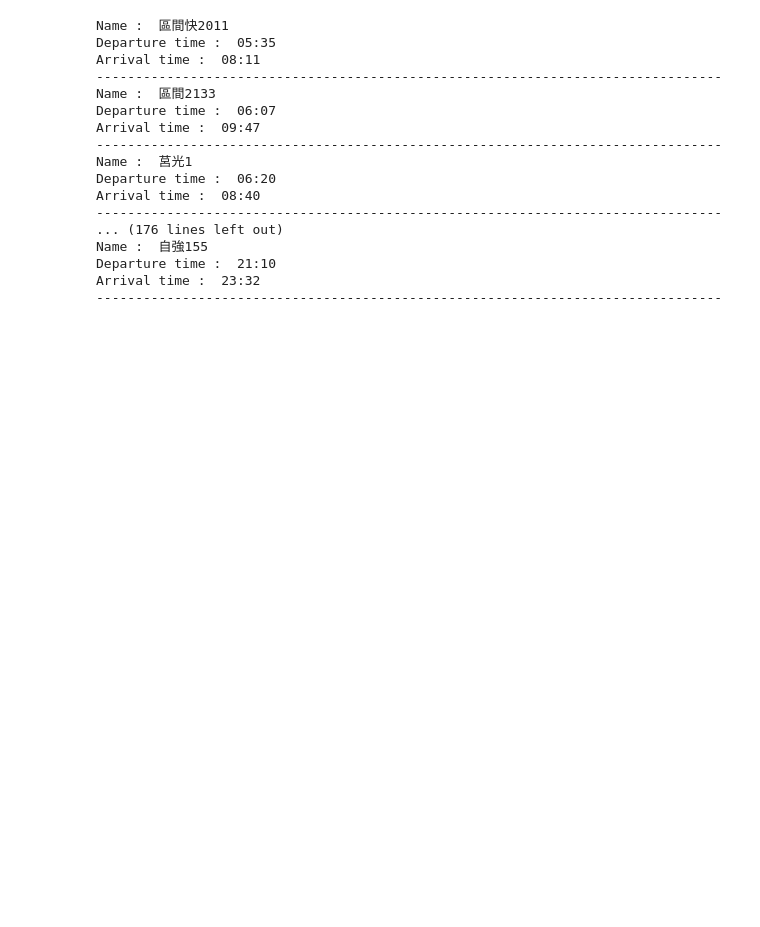
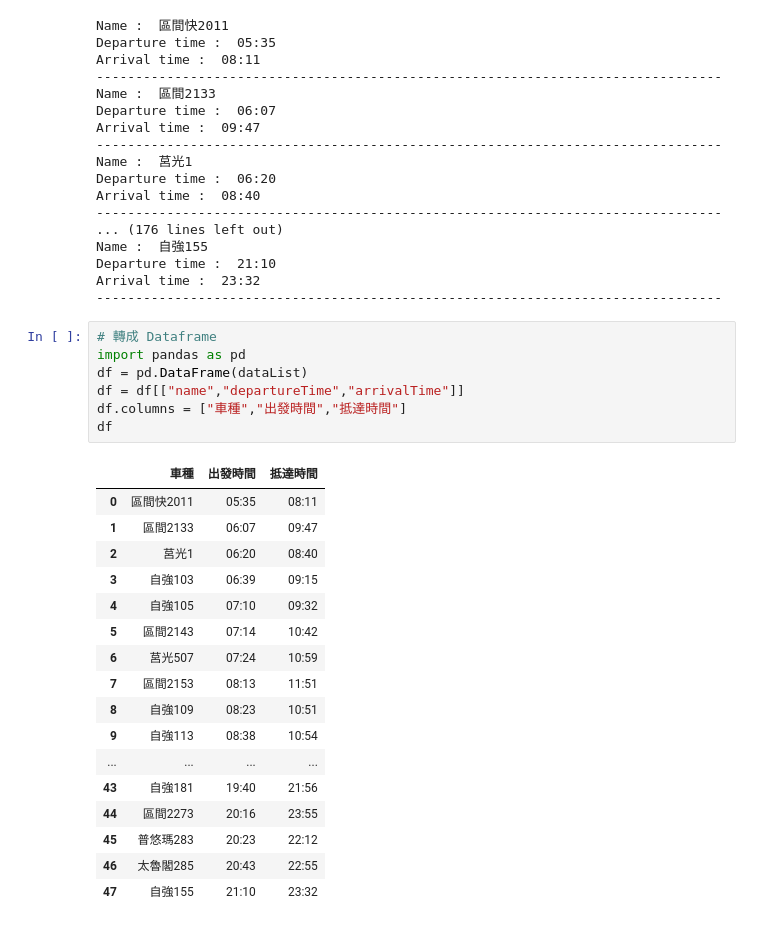
Before and after one commit to Junkier/python-ntust-201905, a Jupyter notebook: ntust-20190530.ipynb, the cells around one changed output. Saved outputs shown, nothing was run; the diff lists cells and outputs as text; blank space fills up the shorter version.

```diff
--- a/ntust-20190530.ipynb
+++ b/ntust-20190530.ipynb
@@ -201,3 +201,28 @@ Name :  自強155
 Departure time :  21:10
 Arrival time :  23:32
 --------------------------------------------------------------------------------
+# %%
+# 轉成 Dataframe
+import pandas as pd
+df = pd.DataFrame(dataList)
+df = df[["name","departureTime","arrivalTime"]]
+df.columns = ["車種","出發時間","抵達時間"]
+df
+# %% [output]
+|  | 車種 | 出發時間 | 抵達時間 |
+| 0 | 區間快2011 | 05:35 | 08:11 |
+| 1 | 區間2133 | 06:07 | 09:47 |
+| 2 | 莒光1 | 06:20 | 08:40 |
+| 3 | 自強103 | 06:39 | 09:15 |
+| 4 | 自強105 | 07:10 | 09:32 |
+| 5 | 區間2143 | 07:14 | 10:42 |
+| 6 | 莒光507 | 07:24 | 10:59 |
+| 7 | 區間2153 | 08:13 | 11:51 |
+| 8 | 自強109 | 08:23 | 10:51 |
+| 9 | 自強113 | 08:38 | 10:54 |
+| ... | ... | ... | ... |
+| 43 | 自強181 | 19:40 | 21:56 |
+| 44 | 區間2273 | 20:16 | 23:55 |
+| 45 | 普悠瑪283 | 20:23 | 22:12 |
+| 46 | 太魯閣285 | 20:43 | 22:55 |
+| 47 | 自強155 | 21:10 | 23:32 |
```
Also changed, not shown: parts of 2 cells of this notebook, 2 other files.
